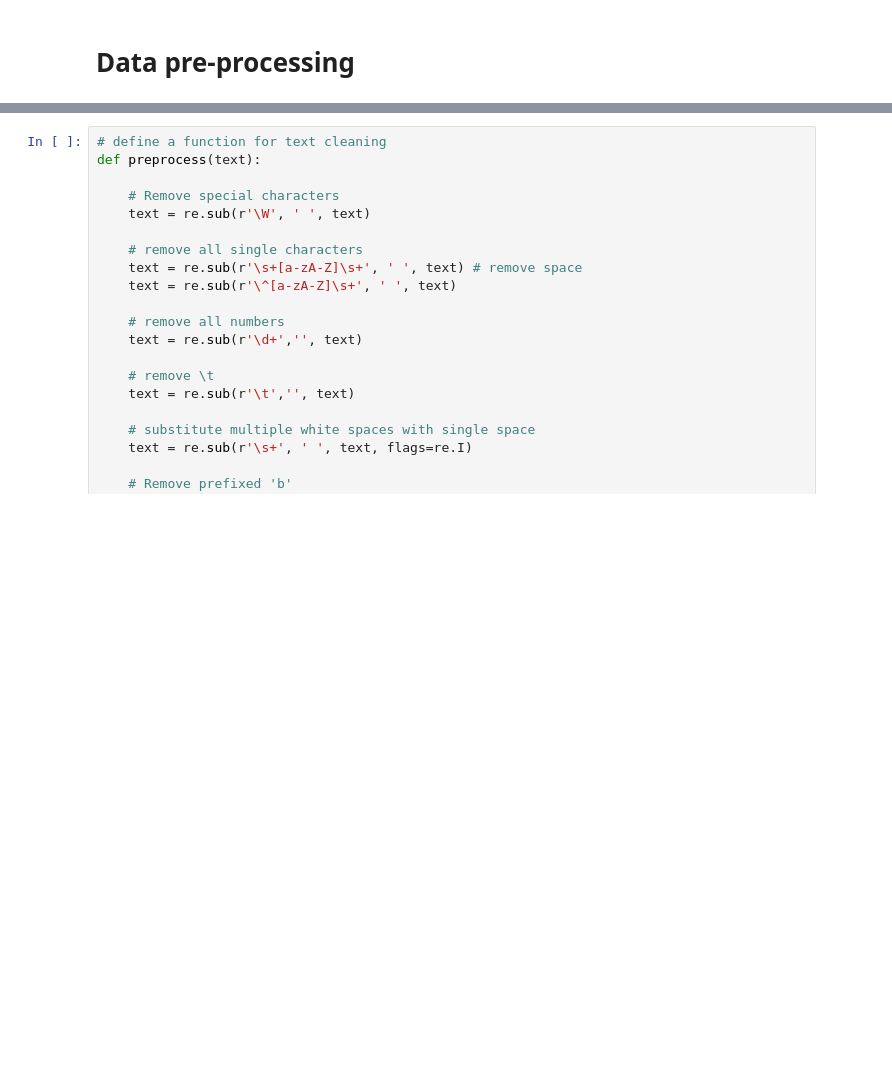
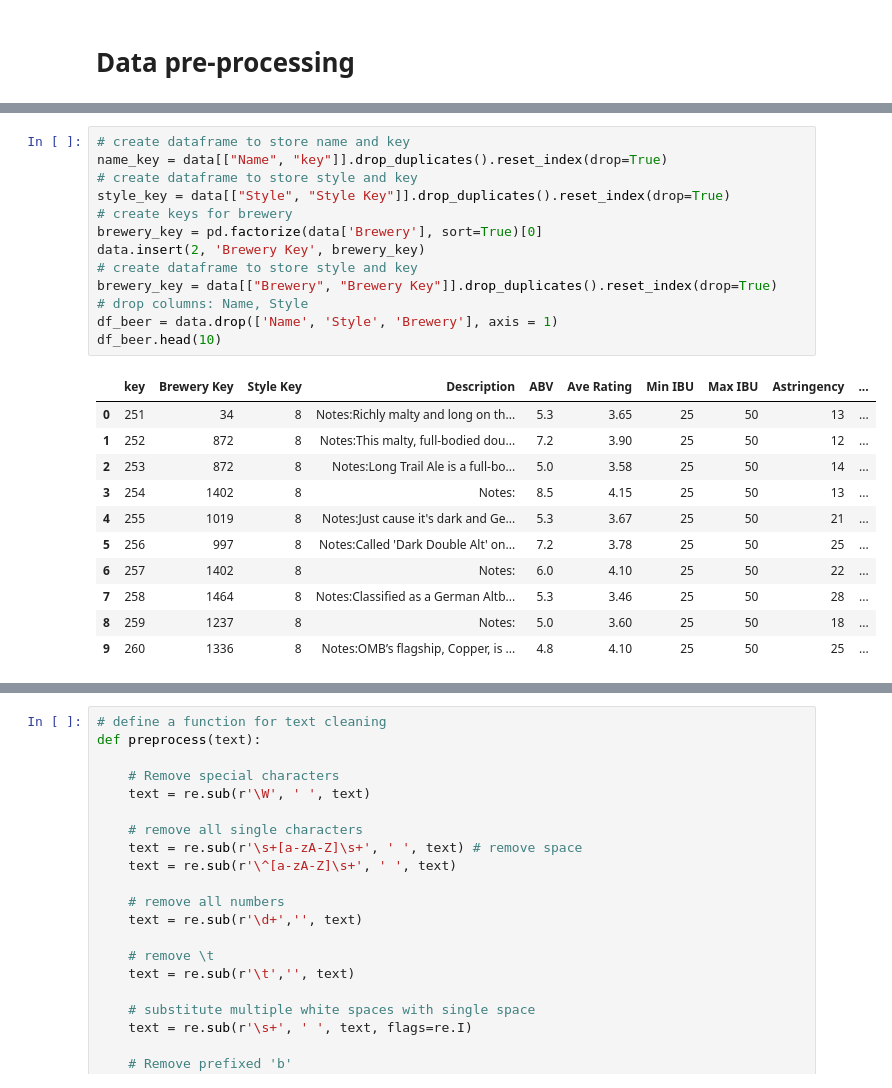
Before and after one commit to happysoymilk/beer_data_analysis, a Jupyter notebook: aml-fcp.ipynb, the cells around one changed output, grey strips where cells are left out. Drawn from its saved outputs; the diff is of its cells as text; blank space fills up the shorter version.

```diff
--- a/aml-fcp.ipynb
+++ b/aml-fcp.ipynb
@@ -168,3 +152,28 @@ df_beer.head(10)
+# %%
+# create dataframe to store name and key
+name_key = data[["Name", "key"]].drop_duplicates().reset_index(drop=True)
+# create dataframe to store style and key
+style_key = data[["Style", "Style Key"]].drop_duplicates().reset_index(drop=True)
+# create keys for brewery
+brewery_key = pd.factorize(data['Brewery'], sort=True)[0]
+data.insert(2, 'Brewery Key', brewery_key)
+# create dataframe to store style and key
+brewery_key = data[["Brewery", "Brewery Key"]].drop_duplicates().reset_index(drop=True)
+# drop columns: Name, Style
+df_beer = data.drop(['Name', 'Style', 'Brewery'], axis = 1)
+df_beer.head(10)
+# %% [output]
+|  | key | Brewery Key | Style Key | Description | ABV | Ave Rating | Min IBU | Max IBU | Astringency | ... |
+| 0 | 251 | 34 | 8 | Notes:Richly malty and long on th... | 5.3 | 3.65 | 25 | 50 | 13 | ... |
+| 1 | 252 | 872 | 8 | Notes:This malty, full-bodied dou... | 7.2 | 3.90 | 25 | 50 | 12 | ... |
+| 2 | 253 | 872 | 8 | Notes:Long Trail Ale is a full-bo... | 5.0 | 3.58 | 25 | 50 | 14 | ... |
+| 3 | 254 | 1402 | 8 | Notes: | 8.5 | 4.15 | 25 | 50 | 13 | ... |
+| 4 | 255 | 1019 | 8 | Notes:Just cause it's dark and Ge... | 5.3 | 3.67 | 25 | 50 | 21 | ... |
+| 5 | 256 | 997 | 8 | Notes:Called 'Dark Double Alt' on... | 7.2 | 3.78 | 25 | 50 | 25 | ... |
+| 6 | 257 | 1402 | 8 | Notes: | 6.0 | 4.10 | 25 | 50 | 22 | ... |
+| 7 | 258 | 1464 | 8 | Notes:Classified as a German Altb... | 5.3 | 3.46 | 25 | 50 | 28 | ... |
+| 8 | 259 | 1237 | 8 | Notes: | 5.0 | 3.60 | 25 | 50 | 18 | ... |
+| 9 | 260 | 1336 | 8 | Notes:OMB’s flagship, Copper, is ... | 4.8 | 4.10 | 25 | 50 | 25 | ... |
 # %%
 # remove rows that contain only 'Notes:' in description - they are NA values
 
```
Also changed, not shown: parts of 5 cells of this notebook.
